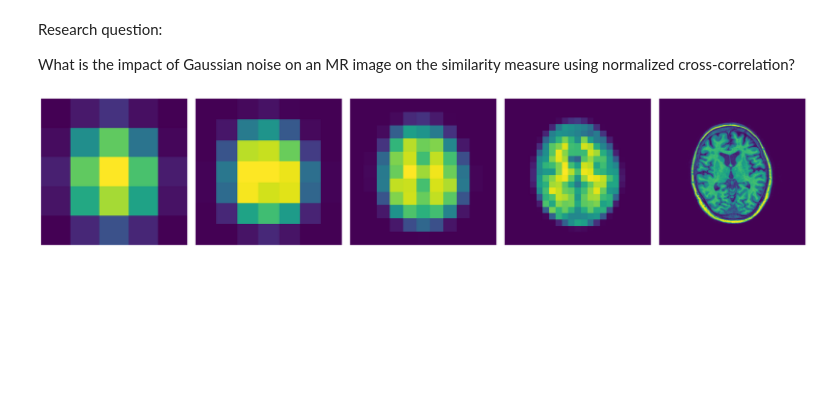
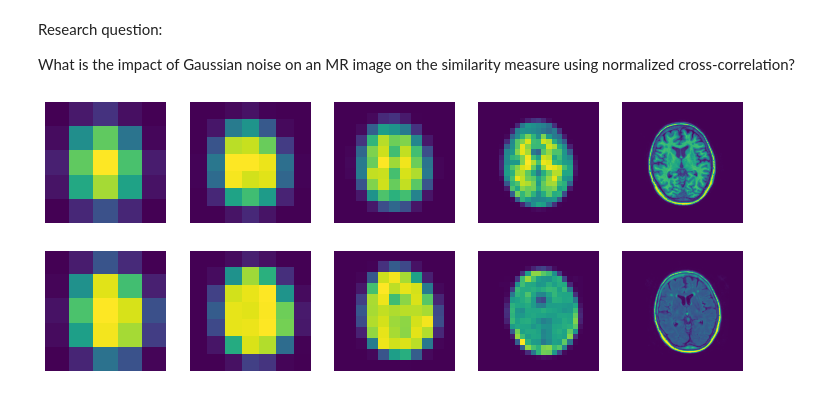
Before and after one commit to LarsvanSprang/8be030-13, a Jupyter notebook: main.ipynb, the cells around one changed output. Drawn from its saved outputs; the diff is of its cells as text; code cells hidden in the pictures; blank space fills up the shorter version.

```diff
--- a/main.ipynb
+++ b/main.ipynb
@@ -101,21 +99,23 @@ Research question:
 
 What is the impact of Gaussian noise on an MR image on the similarity measure using normalized cross-correlation?
 # %%
-sIm = 'image_data/3_2_t1.tif'
-tIm = plt.imread(sIm)
+tIm = plt.imread('image_data/3_2_t1.tif')
+rIm = plt.imread('image_data/3_2_t2.tif')
 
-stack = project1.downsampler(4, 50, tIm);
+stack_original = project1.downsampler(4, 50, tIm)
+stack_rotated = project1.downsampler(4, 50, rIm)
 
-num_images = len(stack)
+num_images = len(stack_original)
 
 # Create a figure with a row of subplots
-fig, axs = plt.subplots(1, num_images, figsize=(5 * num_images, 5))
+fig, axs = plt.subplots(2, num_images, figsize=((5 * num_images)/2, 5))
 
-for i, img in enumerate(stack):
-    axs[i].imshow(img)
-    axs[i].axis('off')  # Hide axes
+for i, img in enumerate(stack_original):
+    axs[0,i].imshow(img)
+    axs[1,i].imshow(stack_rotated[i])
+    axs[0,i].axis('off')  # Hide axes
+    axs[1,i].axis('off')  # Hide axes
 
-plt.tight_layout()
 plt.show()
 # %% [output]
-[figure, old version]
+[figure, new version]
```
Also changed, not shown: parts of 3 cells of this notebook, 1 other file.
